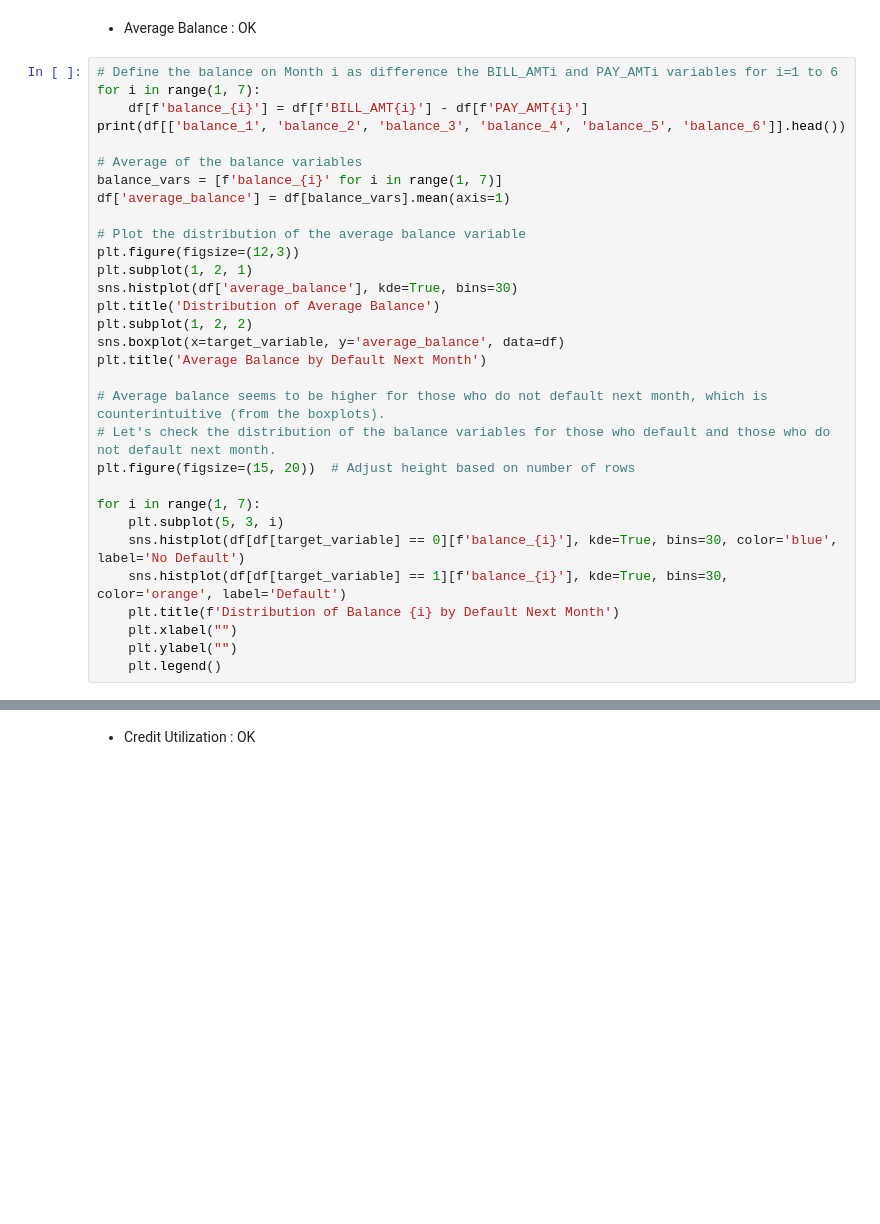
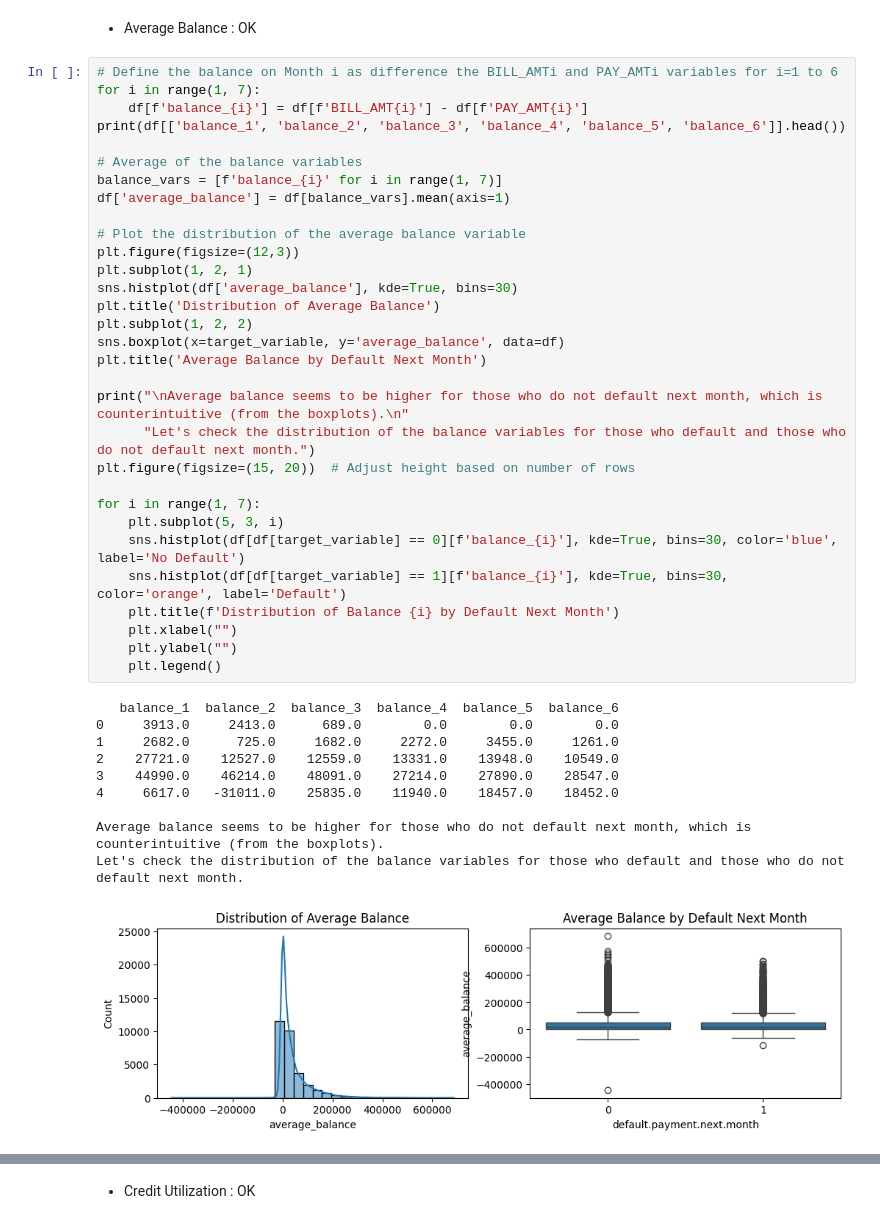
Before and after one commit to joseph-m-pasia/kg-default-of-credit-cards, a Jupyter notebook: notebooks/00_eda.ipynb, the cells around one changed output, grey strips where cells are left out. Cells and saved outputs as stored; diff of their text form; blank space fills up the shorter version.

```diff
--- a/notebooks/00_eda.ipynb
+++ b/notebooks/00_eda.ipynb
@@ -283,31 +301,42 @@ plt.title('Average Bill by Default Next Month')
 # %%
 # Define the balance on Month i as difference the BILL_AMTi and PAY_AMTi variables for i=1 to 6
 for i in range(1, 7):
     df[f'balance_{i}'] = df[f'BILL_AMT{i}'] - df[f'PAY_AMT{i}']
 print(df[['balance_1', 'balance_2', 'balance_3', 'balance_4', 'balance_5', 'balance_6']].head())
 
 # Average of the balance variables
 balance_vars = [f'balance_{i}' for i in range(1, 7)]
 df['average_balance'] = df[balance_vars].mean(axis=1)
 
 # Plot the distribution of the average balance variable
 plt.figure(figsize=(12,3))
 plt.subplot(1, 2, 1)
 sns.histplot(df['average_balance'], kde=True, bins=30)
 plt.title('Distribution of Average Balance')
 plt.subplot(1, 2, 2)
 sns.boxplot(x=target_variable, y='average_balance', data=df)
 plt.title('Average Balance by Default Next Month')
 
-# Average balance seems to be higher for those who do not default next month, which is counterintuitive (from the boxplots).
-# Let's check the distribution of the balance variables for those who default and those who do not default next month.
+print("\nAverage balance seems to be higher for those who do not default next month, which is counterintuitive (from the boxplots).\n"
+      "Let's check the distribution of the balance variables for those who default and those who do not default next month.")
 plt.figure(figsize=(15, 20))  # Adjust height based on number of rows
 
 for i in range(1, 7):
     plt.subplot(5, 3, i)
     sns.histplot(df[df[target_variable] == 0][f'balance_{i}'], kde=True, bins=30, color='blue', label='No Default')
     sns.histplot(df[df[target_variable] == 1][f'balance_{i}'], kde=True, bins=30, color='orange', label='Default')
     plt.title(f'Distribution of Balance {i} by Default Next Month')
     plt.xlabel("")
     plt.ylabel("")
     plt.legend()
+# %% [output]
+   balance_1  balance_2  balance_3  balance_4  balance_5  balance_6
+0     3913.0     2413.0      689.0        0.0        0.0        0.0
+1     2682.0      725.0     1682.0     2272.0     3455.0     1261.0
+2    27721.0    12527.0    12559.0    13331.0    13948.0    10549.0
+3    44990.0    46214.0    48091.0    27214.0    27890.0    28547.0
+4     6617.0   -31011.0    25835.0    11940.0    18457.0    18452.0
+
+Average balance seems to be higher for those who do not default next month, which is counterintuitive (from the boxplots).
+Let's check the distribution of the balance variables for those who default and those who do not default next month.
+[figure, added]
```
Also changed, not shown: parts of 8 cells of this notebook.
